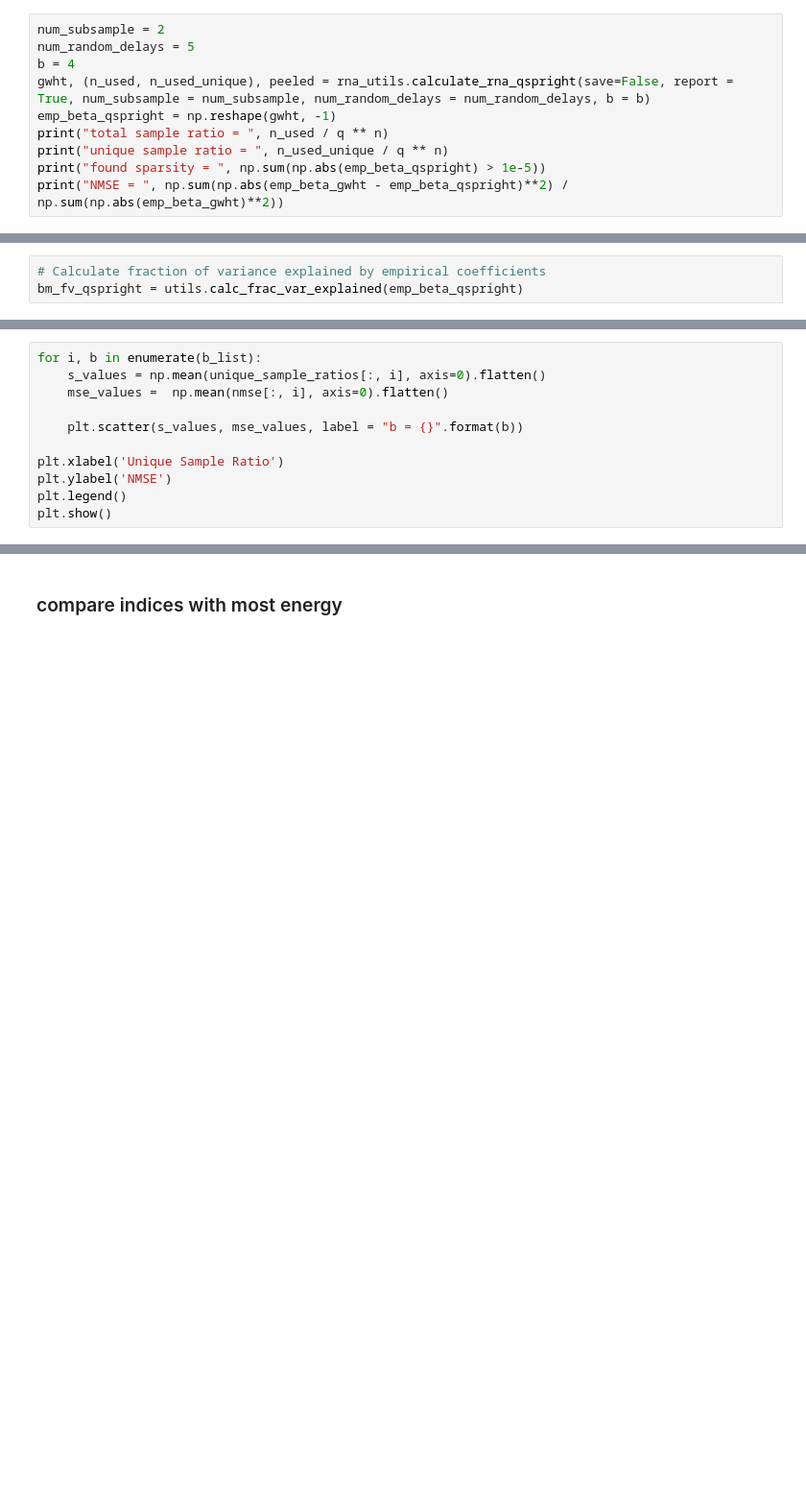
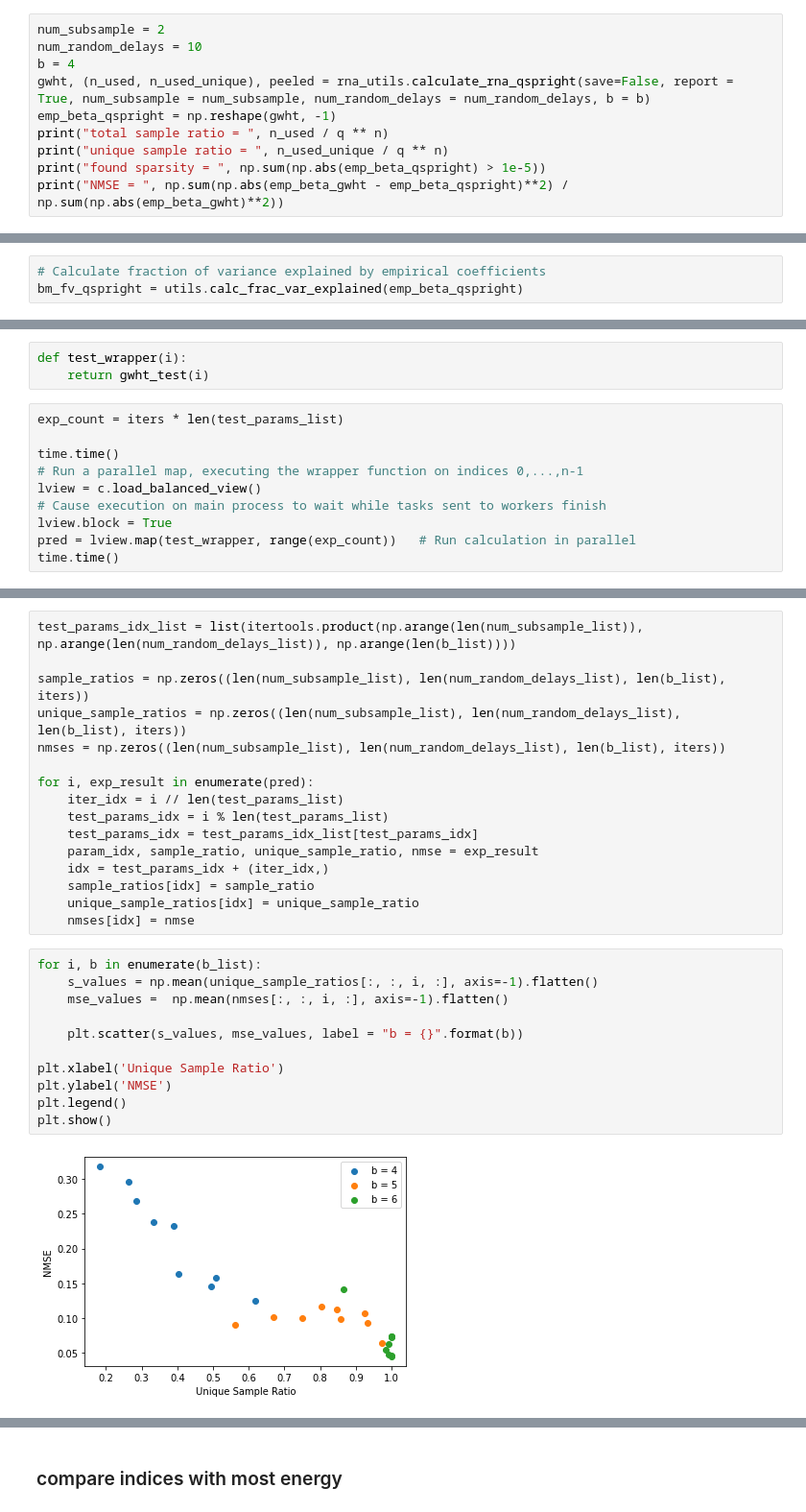
Before and after one commit to basics-lab/qsft, a Jupyter notebook: rna-exp/gwht-rna-data.ipynb, the cells around one changed output, grey strips where cells are left out. Shown at 96% size. Saved outputs shown, nothing was run; the diff lists cells and outputs as text; blank space fills up the shorter version.

Commit message:
parallelization

```diff
--- a/rna-exp/gwht-rna-data.ipynb
+++ b/rna-exp/gwht-rna-data.ipynb
@@ -45,7 +66,7 @@ bm_fv_gwht = utils.calc_frac_var_explained(emp_beta_gwht)
 ### get GWHT coefficients with QSPRIGHT
 # %%
 num_subsample = 2
-num_random_delays = 5
+num_random_delays = 10
 b = 4
 gwht, (n_used, n_used_unique), peeled = rna_utils.calculate_rna_qspright(save=False, report = True, num_subsample = num_subsample, num_random_delays = num_random_delays, b = b)
 emp_beta_qspright = np.reshape(gwht, -1)
@@ -84,0 +142,13 @@ for idx in range(iters):
+# %%
+def test_wrapper(i):
+    return gwht_test(i)
+# %%
+exp_count = iters * len(test_params_list)
+
+time.time()
+# Run a parallel map, executing the wrapper function on indices 0,...,n-1
+lview = c.load_balanced_view()
+# Cause execution on main process to wait while tasks sent to workers finish
+lview.block = True
+pred = lview.map(test_wrapper, range(exp_count))   # Run calculation in parallel
+time.time()
@@ -85,13 +157,31 @@ for idx in range(iters):
+# %%
+test_params_idx_list = list(itertools.product(np.arange(len(num_subsample_list)), np.arange(len(num_random_delays_list)), np.arange(len(b_list))))
+
+sample_ratios = np.zeros((len(num_subsample_list), len(num_random_delays_list), len(b_list), iters))
+unique_sample_ratios = np.zeros((len(num_subsample_list), len(num_random_delays_list), len(b_list), iters))
+nmses = np.zeros((len(num_subsample_list), len(num_random_delays_list), len(b_list), iters))
+
+for i, exp_result in enumerate(pred):
+    iter_idx = i // len(test_params_list)
+    test_params_idx = i % len(test_params_list)
+    test_params_idx = test_params_idx_list[test_params_idx]
+    param_idx, sample_ratio, unique_sample_ratio, nmse = exp_result
+    idx = test_params_idx + (iter_idx,)
+    sample_ratios[idx] = sample_ratio
+    unique_sample_ratios[idx] = unique_sample_ratio
+    nmses[idx] = nmse
 # %%
 for i, b in enumerate(b_list):
-    s_values = np.mean(unique_sample_ratios[:, i], axis=0).flatten()
-    mse_values =  np.mean(nmse[:, i], axis=0).flatten()
+    s_values = np.mean(unique_sample_ratios[:, :, i, :], axis=-1).flatten()
+    mse_values =  np.mean(nmses[:, :, i, :], axis=-1).flatten()
 
     plt.scatter(s_values, mse_values, label = "b = {}".format(b))
 
 plt.xlabel('Unique Sample Ratio')
 plt.ylabel('NMSE')
 plt.legend()
 plt.show()
+# %% [output]
+[figure, added]
 # %%
 for i, b in enumerate(b_list):
```
Also changed, not shown: parts of 11 cells of this notebook, 5 other files.
